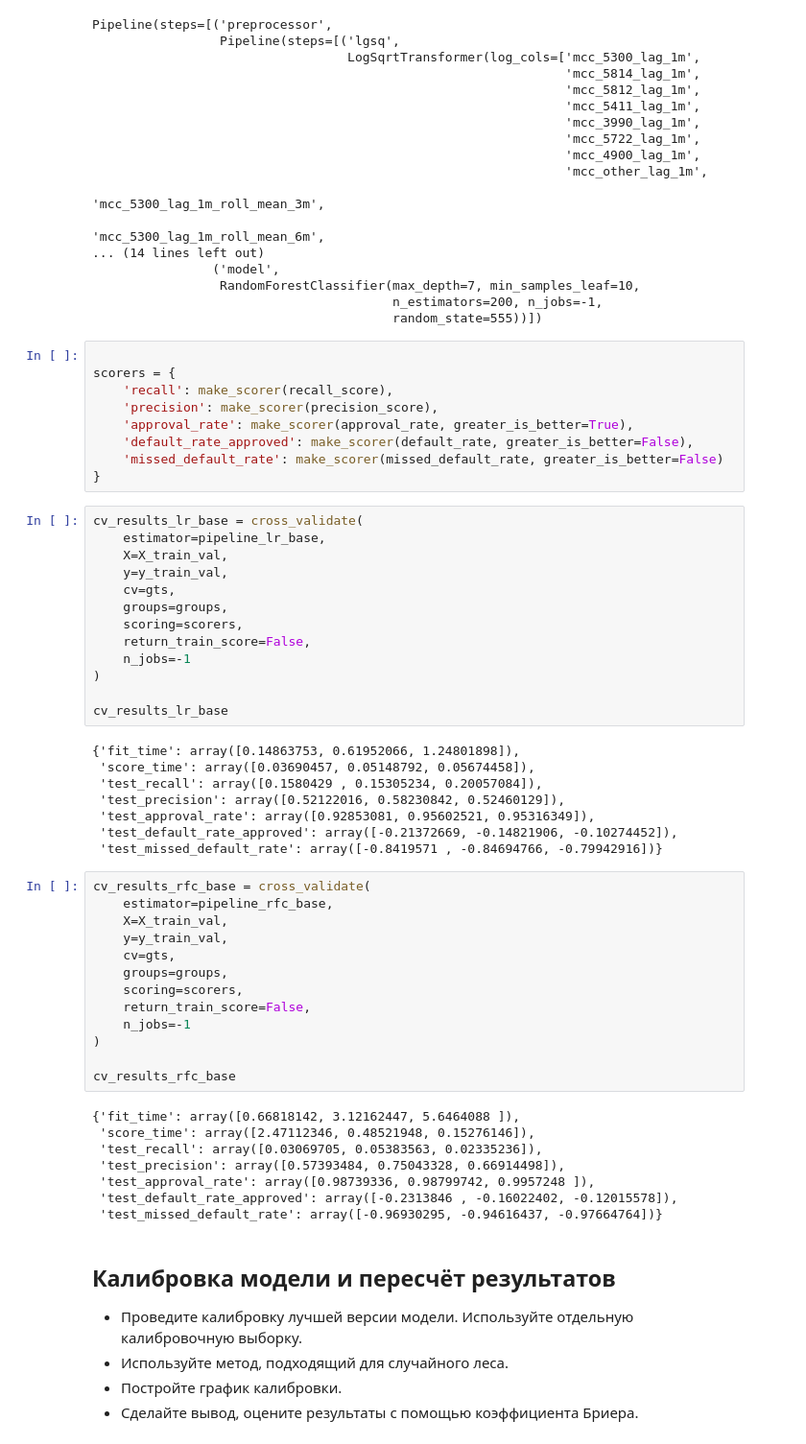
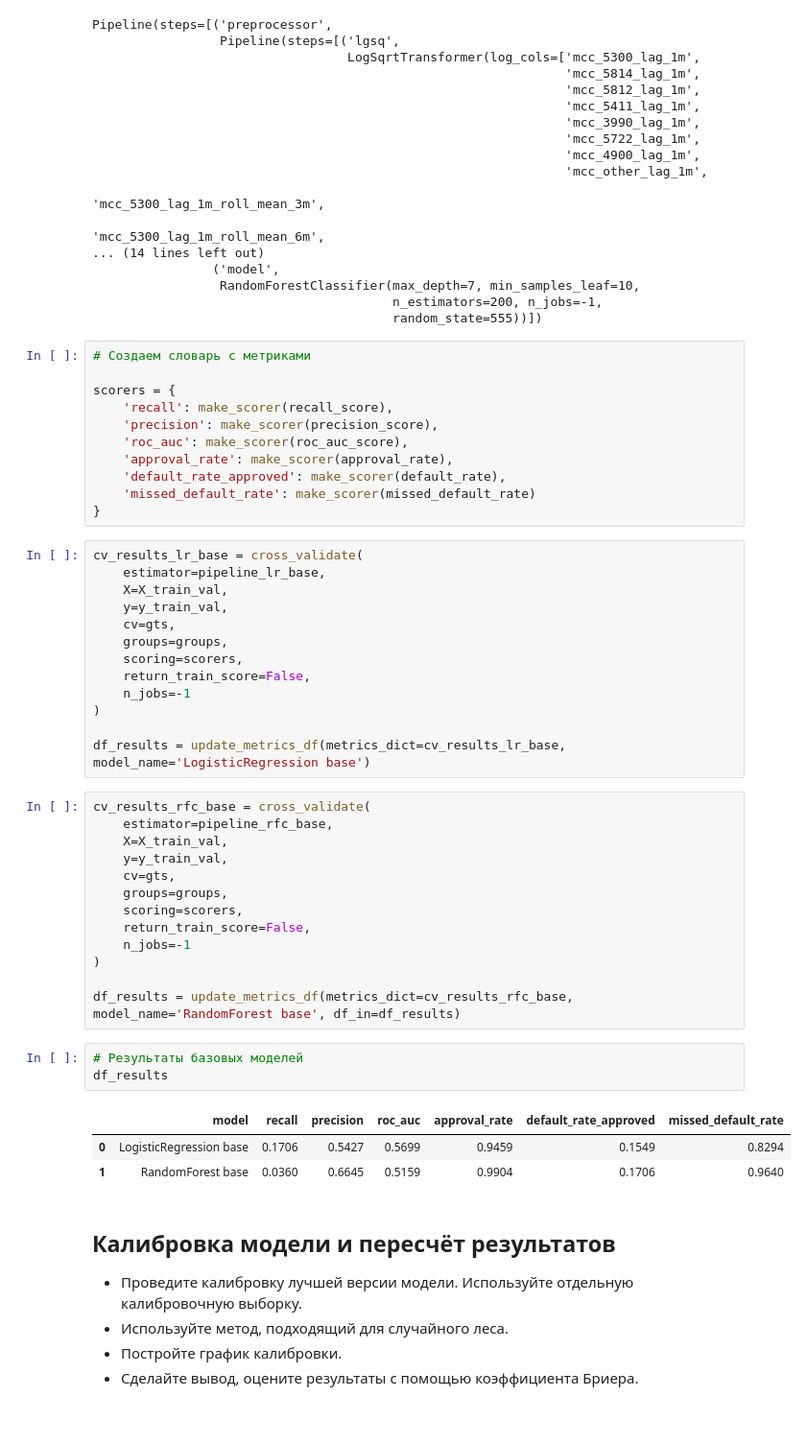
Before and after one commit to TemaQDX/sprint_15_project_behavioral_scoring, a Jupyter notebook: sprint_15_project_behavioral_scoring_Artem_Burov.ipynb, the cells around one changed output. Shown at 96% size. Cells and saved outputs as stored; diff of their text form.

Commit message:
add func metrics cv

```diff
--- a/sprint_15_project_behavioral_scoring_Artem_Burov.ipynb
+++ b/sprint_15_project_behavioral_scoring_Artem_Burov.ipynb
@@ -2181,13 +2214,15 @@ Pipeline(steps=[('preprocessor',
                                         n_estimators=200, n_jobs=-1,
                                         random_state=555))])
 # %%
+# Создаем словарь с метриками
 
 scorers = {
     'recall': make_scorer(recall_score),
     'precision': make_scorer(precision_score),
-    'approval_rate': make_scorer(approval_rate, greater_is_better=True),
-    'default_rate_approved': make_scorer(default_rate, greater_is_better=False),
-    'missed_default_rate': make_scorer(missed_default_rate, greater_is_better=False)
+    'roc_auc': make_scorer(roc_auc_score),
+    'approval_rate': make_scorer(approval_rate),
+    'default_rate_approved': make_scorer(default_rate),
+    'missed_default_rate': make_scorer(missed_default_rate)
 }
 # %%
 cv_results_lr_base = cross_validate(
@@ -2201,15 +2236,7 @@ cv_results_lr_base = cross_validate(
     n_jobs=-1
 )
 
-cv_results_lr_base
+df_results = update_metrics_df(metrics_dict=cv_results_lr_base, model_name='LogisticRegression base')
-# %% [output]
-{'fit_time': array([0.14863753, 0.61952066, 1.24801898]),
- 'score_time': array([0.03690457, 0.05148792, 0.05674458]),
- 'test_recall': array([0.1580429 , 0.15305234, 0.20057084]),
- 'test_precision': array([0.52122016, 0.58230842, 0.52460129]),
- 'test_approval_rate': array([0.92853081, 0.95602521, 0.95316349]),
- 'test_default_rate_approved': array([-0.21372669, -0.14821906, -0.10274452]),
- 'test_missed_default_rate': array([-0.8419571 , -0.84694766, -0.79942916])}
 # %%
 cv_results_rfc_base = cross_validate(
     estimator=pipeline_rfc_base,
@@ -2222,15 +2249,14 @@ cv_results_rfc_base = cross_validate(
     n_jobs=-1
 )
 
-cv_results_rfc_base
+df_results = update_metrics_df(metrics_dict=cv_results_rfc_base, model_name='RandomForest base', df_in=df_results)
-# %% [output]
-{'fit_time': array([0.66818142, 3.12162447, 5.6464088 ]),
- 'score_time': array([2.47112346, 0.48521948, 0.15276146]),
- 'test_recall': array([0.03069705, 0.05383563, 0.02335236]),
- 'test_precision': array([0.57393484, 0.75043328, 0.66914498]),
- 'test_approval_rate': array([0.98739336, 0.98799742, 0.9957248 ]),
- 'test_default_rate_approved': array([-0.2313846 , -0.16022402, -0.12015578]),
- 'test_missed_default_rate': array([-0.96930295, -0.94616437, -0.97664764])}
+# %%
+# Результаты базовых моделей
+df_results
+# %% [output]
+|  | model | recall | precision | roc_auc | approval_rate | default_rate_approved | missed_default_rate |
+| 0 | LogisticRegression base | 0.1706 | 0.5427 | 0.5699 | 0.9459 | 0.1549 | 0.8294 |
+| 1 | RandomForest base | 0.0360 | 0.6645 | 0.5159 | 0.9904 | 0.1706 | 0.9640 |
 # %% [markdown]
 ## Калибровка модели и пересчёт результатов
 
```
Also changed, not shown: parts of 6 cells of this notebook.
